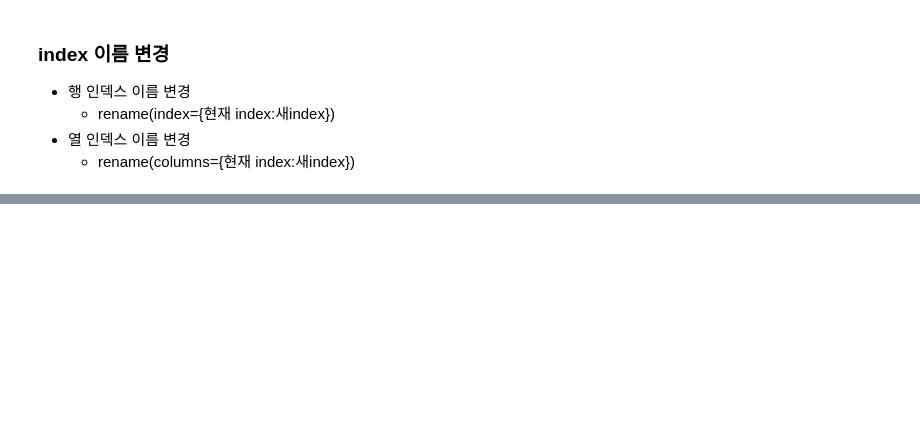
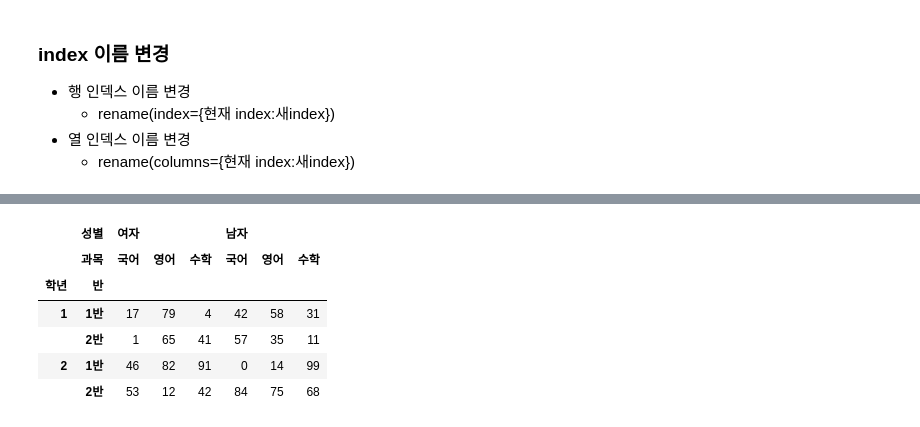
Before and after one commit to BangSungjoon/TIL, a Jupyter notebook: AIWorkspace/source_code/07_판다스 (데이터프레임) 데이터 조작 함수 사용.ipynb, the cells around one changed output, grey strips where cells are left out. Drawn from its saved outputs; the diff is of its cells as text; code cells hidden in the pictures; blank space fills up the shorter version.

```diff
--- a/AIWorkspace/source_code/07_판다스 (데이터프레임) 데이터 조작 함수 사용.ipynb
+++ b/AIWorkspace/source_code/07_판다스 (데이터프레임) 데이터 조작 함수 사용.ipynb
@@ -1018,0 +1455,24 @@ df5[df5['주소'].map(lambda x: x in ['서울', '대구'])]
+# %%
+# 각 반의 성별에 따른 과목별 평균 점수로 데이터프레임 생성
+# 학년 : 1, 2
+# 반 : 1반, 2반
+# 성별 : 여자, 남자
+# 과목 : 국어, 영어, 수학
+
+# 몇 개 데이터 필요? 24개 4행 6열
+# 0~100, 4행 6열 랜덤 숫자 생성
+data = np.random.randint(0,101, size=(4,6))
+index = pd.MultiIndex.from_product([[1, 2],['1반', '2반']], names=['학년', '반'])
+columns = pd.MultiIndex.from_product([['여자', '남자'], ['국어', '영어', '수학']],
+                                     names=['성별', '과목'])
+
+df9 = pd.DataFrame(data, index=index, columns=columns)
+df9
+# %% [output]
+|  | 성별 | 여자 |  |  | 남자 |  |  |
+|  | 과목 | 국어 | 영어 | 수학 | 국어 | 영어 | 수학 |
+| 학년 | 반 |  |  |  |  |  |  |
+| 1 | 1반 | 17 | 79 | 4 | 42 | 58 | 31 |
+|  | 2반 | 1 | 65 | 41 | 57 | 35 | 11 |
+| 2 | 1반 | 46 | 82 | 91 | 0 | 14 | 99 |
+|  | 2반 | 53 | 12 | 42 | 84 | 75 | 68 |
```
Also changed, not shown: parts of 54 cells of this notebook, 6 other files.
